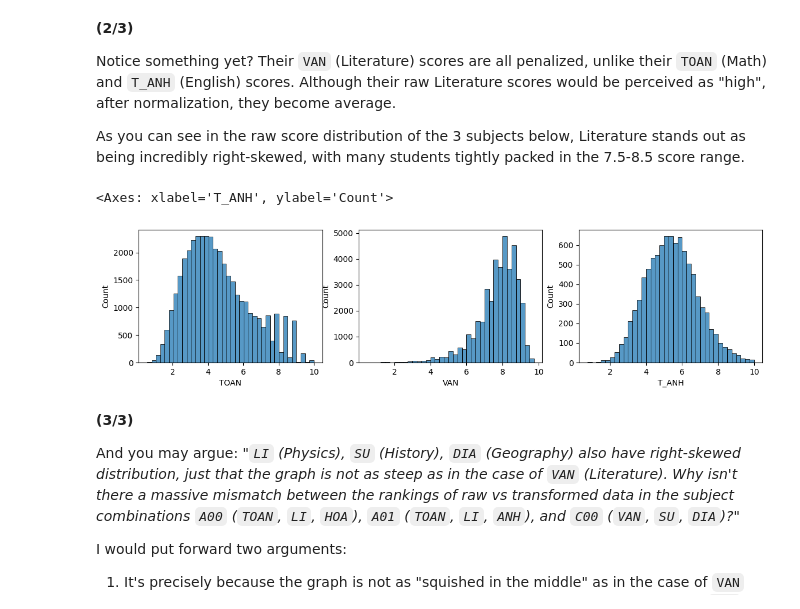
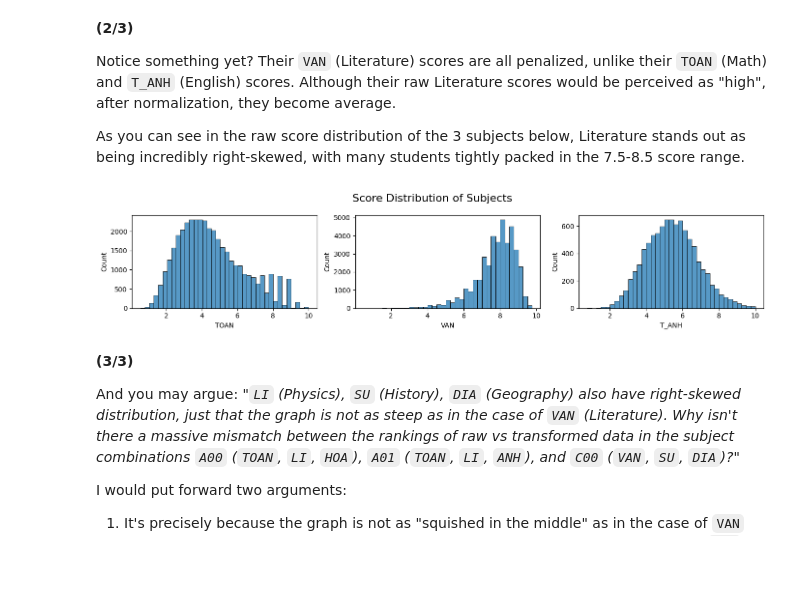
Before and after one commit to hmd-dsai/thptqg25-thanh_hoa, a Jupyter notebook: notebooks/ideal_comparison.ipynb, the cells around one changed output. Drawn from its saved outputs; the diff is of its cells as text; code cells hidden in the pictures; blank space fills up the shorter version.

```diff
--- a/notebooks/ideal_comparison.ipynb
+++ b/notebooks/ideal_comparison.ipynb
@@ -183,17 +183,20 @@ As you can see in the raw score distribution of the 3 subjects below, Literature
 # %%
 plt.figure(figsize=(14,3))
 
 plt.subplot(1, 3, 1)
 sns.histplot(df["TOAN"], binwidth=0.25)
 
 plt.subplot(1, 3, 2)
 sns.histplot(df["VAN"], binwidth=0.25)
 
 plt.subplot(1, 3, 3)
 sns.histplot(df["T_ANH"], binwidth=0.25)
+
+plt.suptitle("Score Distribution of Subjects", fontsize=16)
+plt.tight_layout()
+plt.show()
 # %% [output]
-<Axes: xlabel='T_ANH', ylabel='Count'>
-[figure, old version]
+[figure, new version]
 # %% [markdown]
 **(3/3)**
 
```
Also changed, not shown: 1 other file.
